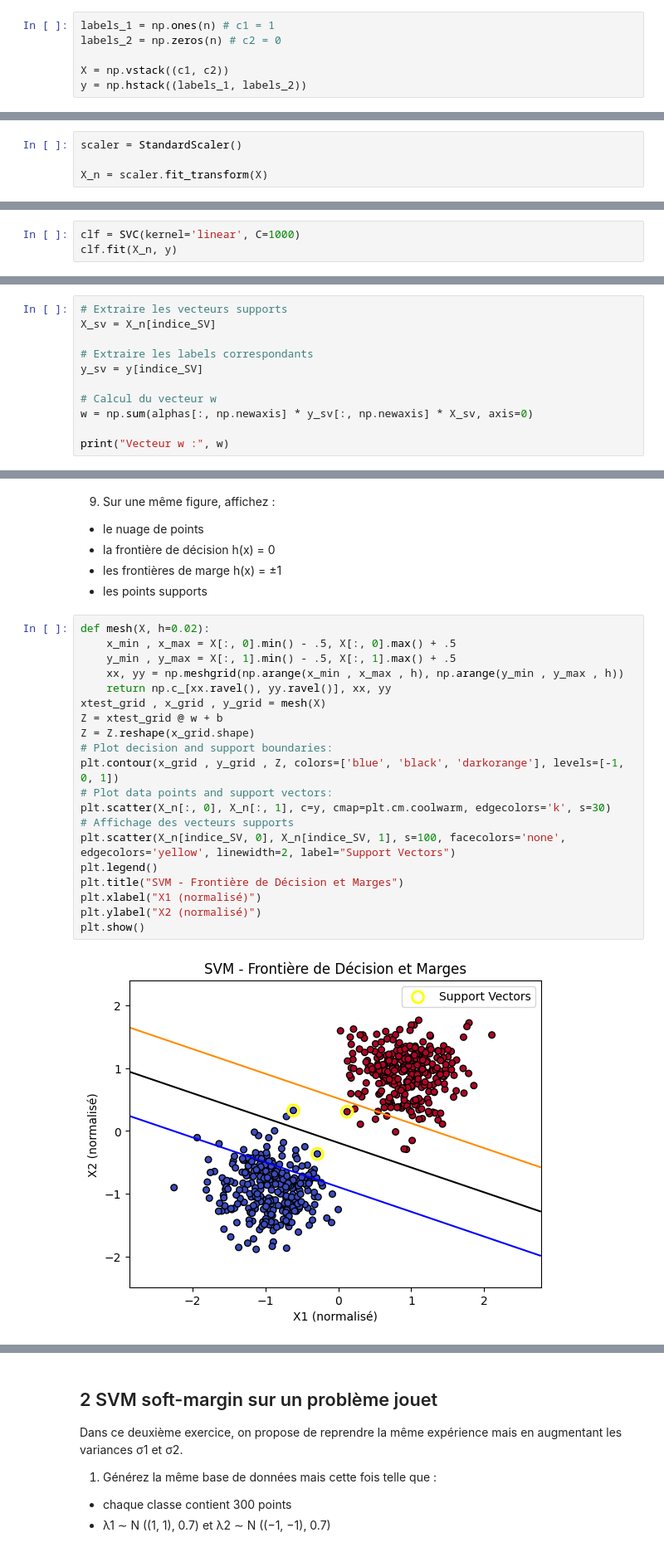
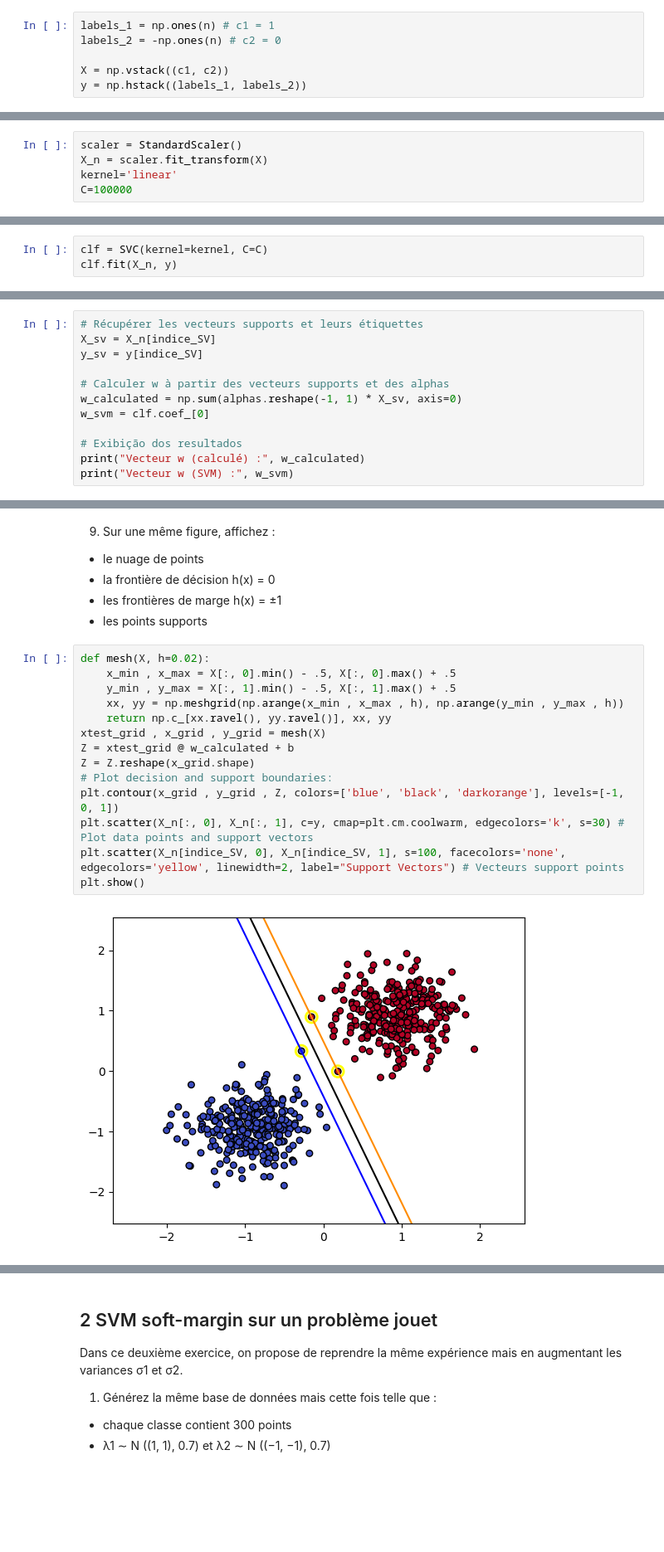
Before and after one commit to RodrigoFernandes-DA/TPs_Univ, a Jupyter notebook: Théorie et algorithmes de l'apprentissage automatique/TP6 - SVM linéaire.ipynb, the cells around one changed output, grey strips where cells are left out. Shown at 83% size. Drawn from its saved outputs; the diff is of its cells as text; blank space fills up the shorter version.

```diff
--- a/Théorie et algorithmes de l'apprentissage automatique/TP6 - SVM linéaire.ipynb
+++ b/Théorie et algorithmes de l'apprentissage automatique/TP6 - SVM linéaire.ipynb
@@ -18,7 +19,7 @@ c2 = np.random.normal((-1,-1), 0.4, (n, 2))
 2. Etiquetez les points pour pouvoir entrainer un SVM par la suite
 # %%
 labels_1 = np.ones(n) # c1 = 1
-labels_2 = np.zeros(n) # c2 = 0
+labels_2 = -np.ones(n) # c2 = 0
 
 X = np.vstack((c1, c2))
 y = np.hstack((labels_1, labels_2))
@@ -48,5 +49,6 @@ On propose d’entraîner un SVM linéaire sur ces données et de visualiser la
 Justifiez brièvement cette paramétrisation.
 # %%
 scaler = StandardScaler()
-
 X_n = scaler.fit_transform(X)
+kernel='linear'
+C=100000
@@ -53,6 +61,6 @@ X_n = scaler.fit_transform(X)
 # %% [markdown]
 5. Entrainez un SVM avec cette paramétrisation sur l’ensemble des données
 # %%
-clf = SVC(kernel='linear', C=1000)
+clf = SVC(kernel=kernel, C=C)
 clf.fit(X_n, y)
 # %% [output]
@@ -80,14 +92,15 @@ La taille de alphas est égale au nombre de vecteurs supports, et non au nombre
 # %% [markdown]
 7. À partir de ces valeurs, calculez le vecteur w
 # %%
-# Extraire les vecteurs supports
+# Récupérer les vecteurs supports et leurs étiquettes
 X_sv = X_n[indice_SV]
-
-# Extraire les labels correspondants
 y_sv = y[indice_SV]
 
-# Calcul du vecteur w
-w = np.sum(alphas[:, np.newaxis] * y_sv[:, np.newaxis] * X_sv, axis=0)
+# Calculer w à partir des vecteurs supports et des alphas
+w_calculated = np.sum(alphas.reshape(-1, 1) * X_sv, axis=0)
+w_svm = clf.coef_[0]
 
-print("Vecteur w :", w)
+# Exibição dos resultados
+print("Vecteur w (calculé) :", w_calculated)
+print("Vecteur w (SVM) :", w_svm)
 # %% [output]
@@ -116,22 +123,16 @@ Tous les points supports respectent-ils la condition h(x) = ±1 ? False
 # %%
 def mesh(X, h=0.02):
     x_min , x_max = X[:, 0].min() - .5, X[:, 0].max() + .5
     y_min , y_max = X[:, 1].min() - .5, X[:, 1].max() + .5
     xx, yy = np.meshgrid(np.arange(x_min , x_max , h), np.arange(y_min , y_max , h))
     return np.c_[xx.ravel(), yy.ravel()], xx, yy
 xtest_grid , x_grid , y_grid = mesh(X)
-Z = xtest_grid @ w + b
+Z = xtest_grid @ w_calculated + b
 Z = Z.reshape(x_grid.shape)
 # Plot decision and support boundaries:
 plt.contour(x_grid , y_grid , Z, colors=['blue', 'black', 'darkorange'], levels=[-1, 0, 1])
-# Plot data points and support vectors:
-plt.scatter(X_n[:, 0], X_n[:, 1], c=y, cmap=plt.cm.coolwarm, edgecolors='k', s=30)
-# Affichage des vecteurs supports
-plt.scatter(X_n[indice_SV, 0], X_n[indice_SV, 1], s=100, facecolors='none', edgecolors='yellow', linewidth=2, label="Support Vectors")
-plt.legend()
-plt.title("SVM - Frontière de Décision et Marges")
-plt.xlabel("X1 (normalisé)")
-plt.ylabel("X2 (normalisé)")
+plt.scatter(X_n[:, 0], X_n[:, 1], c=y, cmap=plt.cm.coolwarm, edgecolors='k', s=30) # Plot data points and support vectors
+plt.scatter(X_n[indice_SV, 0], X_n[indice_SV, 1], s=100, facecolors='none', edgecolors='yellow', linewidth=2, label="Support Vectors") # Vecteurs support points
 plt.show()
 # %% [output]
-[figure, old version]
+[figure, new version]
```
Also changed, not shown: parts of 22 cells of this notebook, 1 other file.
